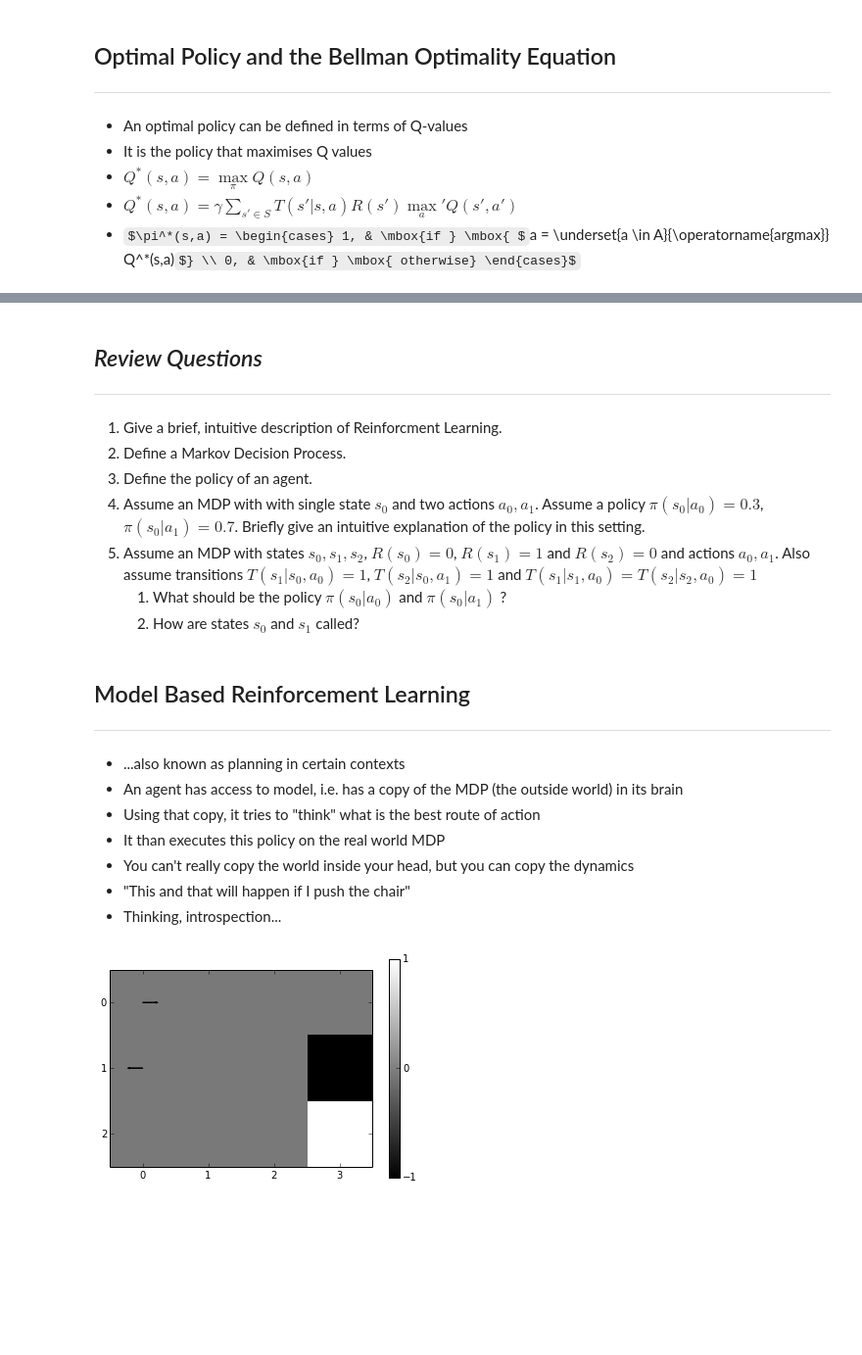
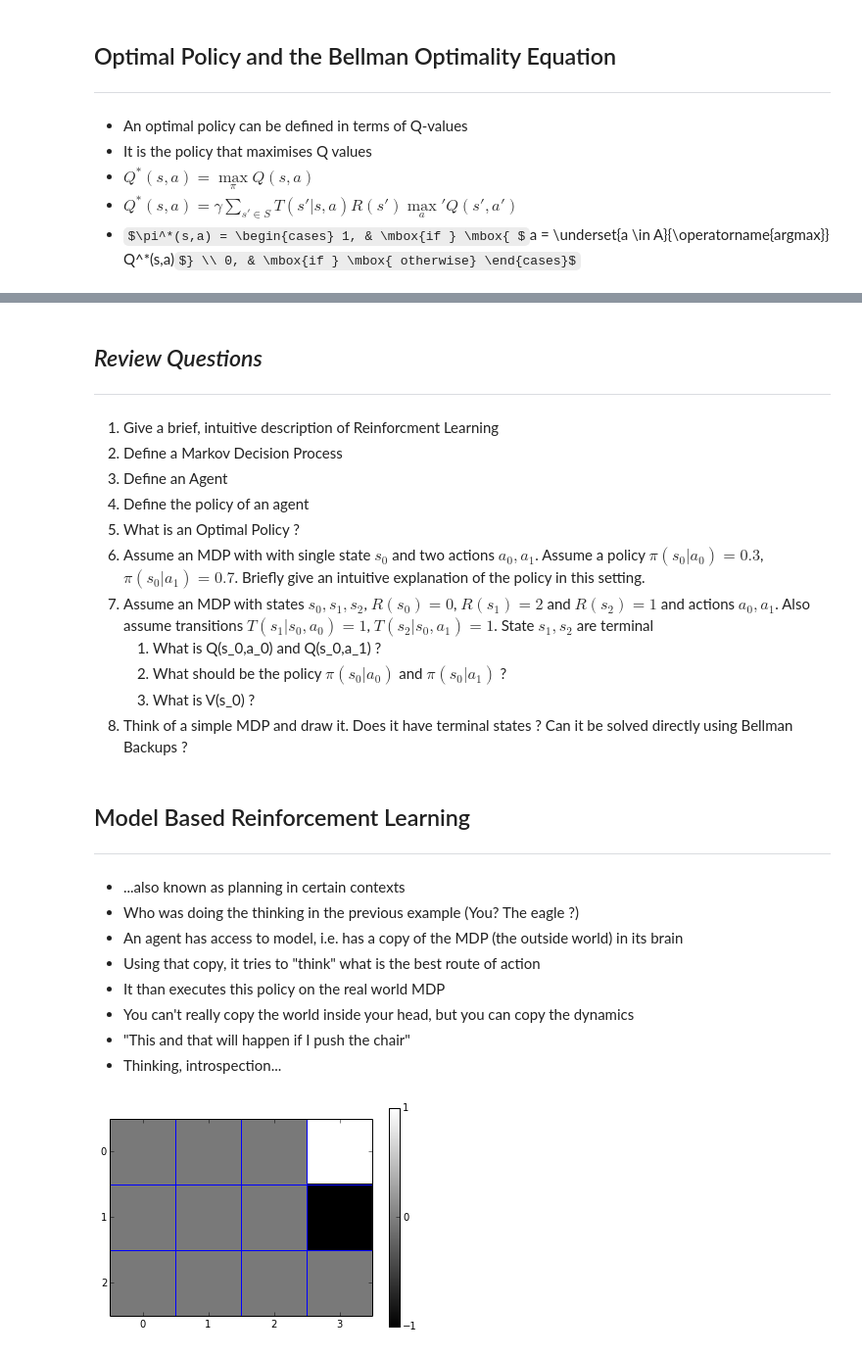
Before and after one commit to ssamot/RL_notebook, a Jupyter notebook: RL/RL.ipynb, the cells around one changed output, grey strips where cells are left out. Shown: that part at 98% size. Saved outputs shown, nothing was run; the diff lists cells and outputs as text; code cells hidden in the pictures; some formulas as TeX source; blank space fills up the shorter version.

```diff
--- a/RL/RL.ipynb
+++ b/RL/RL.ipynb
@@ -53,7 +53,7 @@ class MDP:
     algorithms. We also keep track of the possible states, terminal states, and
     actions for each state. [page 615]"""
 
-    def __init__(self, init, actlist, terminals, gamma=.9):
+    def __init__(self, init, actlist, terminals, gamma=.99):
         update(self, init=init, actlist=actlist, terminals=terminals,
                gamma=gamma, states=set(), reward={})
 
@@ -66,6 +66,10 @@ class MDP:
         of (result-state, probability) pairs."""
         abstract
 
+    def sample(state, action):
+        """Sample from state action. Returns a new state"""
+        abstract
+
     def actions(self, state):
         """Set of actions that can be performed in this state.  By default, a
         fixed list of actions, except for terminal states. Override this
@@ -233,18 +256,23 @@ Relationship to the rest of Machine Learning
 *Review Questions*
 ---
 ***
-1. Give a brief, intuitive description of Reinforcment Learning.
-2. Define a Markov Decision Process.
-3. Define the policy of an agent.
+1. Give a brief, intuitive description of Reinforcment Learning
+2. Define a Markov Decision Process
+2. Define an Agent
+3. Define the policy of an agent
+5. What is an Optimal Policy ?
 4. Assume an MDP with with single state $s_0$ and two actions $a_0, a_1$. Assume a policy $\pi(s_0|a_0) = 0.3$, $\pi(s_0|a_1) = 0.7$. Briefly give an intuitive explanation of the policy in this setting.
-5. Assume an MDP with states $s_0, s_1, s_2$, $R(s_0) = 0$, $R(s_1) = 1$ and $R(s_2) = 0$ and actions $a_0,a_1$. Also assume transitions $T(s_1|s_0, a_0) = 1$, $T(s_2|s_0,a_1) = 1 $ and $T(s_1|s_1, a_0) = T(s_2|s_2, a_0) = 1$
+5. Assume an MDP with states $s_0, s_1, s_2$, $R(s_0) = 0$, $R(s_1) = 2$ and $R(s_2) = 1$ and actions $a_0,a_1$. Also assume transitions $T(s_1|s_0, a_0) = 1$, $T(s_2|s_0,a_1) = 1$. State $s_1,s_2$ are terminal
+    1. What is Q(s_0,a_0) and Q(s_0,a_1) ?
     1. What should be the policy $\pi(s_0|a_0)$ and $\pi(s_0|a_1)$ ?
-    2. How are states $s_0$ and $s_1$ called?
+    1. What is V(s_0) ?
+6. Think of a simple MDP and draw it. Does it have terminal states ? Can it be solved directly using Bellman Backups ?
 # %% [markdown]
 Model Based Reinforcement Learning
 ---
 ***
 * ...also known as planning in certain contexts
+* Who was doing the thinking in the previous example (You? The eagle ?)
 * An agent has access to model, i.e. has a copy of the MDP (the outside world) in its brain
 * Using that copy, it tries to "think" what is the best route of action
 * It than executes this policy on the real world MDP
@@ -296,26 +375,12 @@ class GridMDP(MDP):
 grid = [[-0.04, -0.04, -0.04, +1],
         [-0.04, -0.04, -0.04, -1],
         [-0.04, -0.04, -0.04, -0.04]]
-terminals = [(3, 2), (3, 1)]
+terminals = [(0, 3), (1, 3)]
 gmdp = GridMDP(grid,terminals=terminals)
-# %%
-import matplotlib.pyplot as plt
-#import numpy as np
-plt.clf()
-# Choose gray colormap
-cmap = plt.get_cmap("gist_gray")
-# Set ticks to the way we like them
-plt.xticks(np.arange(0, len(grid[0]), 1.0))
-plt.yticks(np.arange(0, len(grid), 1.0))
-extent = np.array([- 0.5,len(grid[0])- 0.5, len(grid) - 0.5, - 0.5])
-# create the image
-cax = plt.imshow(grid, cmap = cmap, interpolation="nearest", aspect='equal', extent=extent, origin='lower')
-# Add colorbar
-cbar = plt.colorbar(cax, ticks=[-1, 0, 1])
-plt.arrow(0,0,0.2,0.0)
-plt.arrow(0,1,-0.2,0.0)
-plt.show()
-# %% [output]
-[figure, removed]
+# %%
+plt = gmdp.to_plt(fig = "grid.png")
+plt.show()
+# %% [output]
+[figure, added]
 # %%
 def value_iteration(mdp, epsilon=0.001):
```
Also changed, not shown: parts of 14 cells of this notebook, 12 other files.
